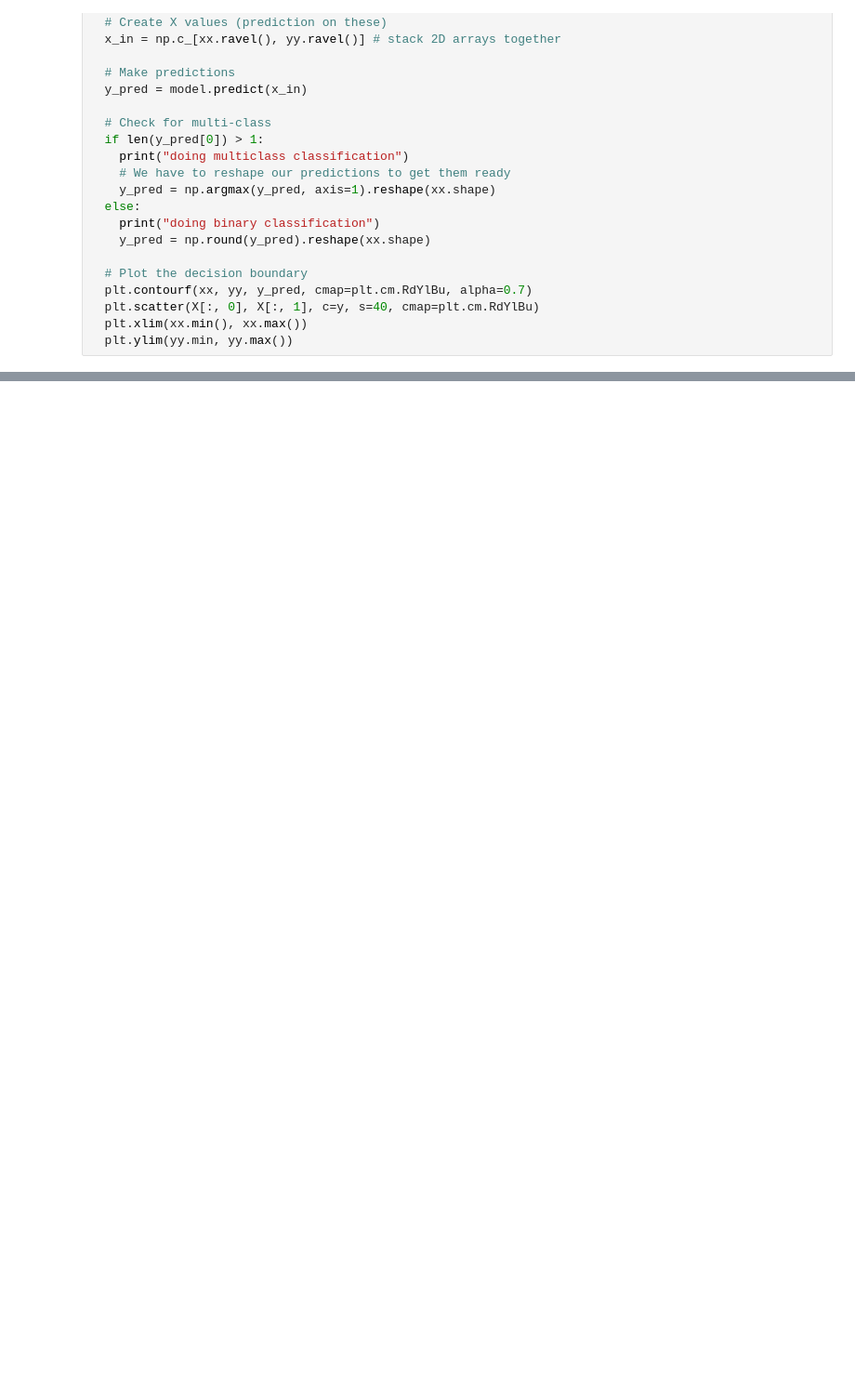
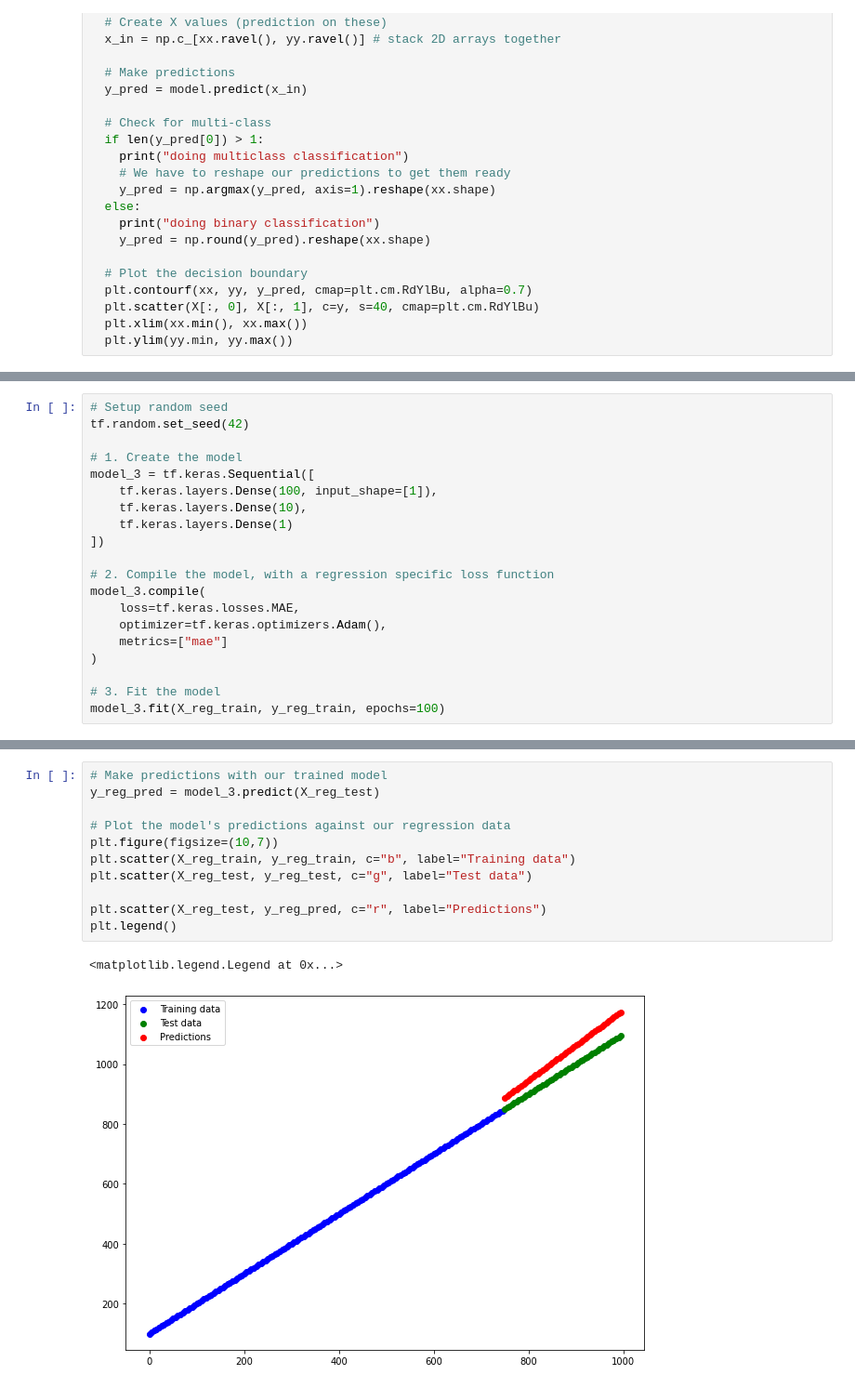
Before and after one commit to pratikktiwari/Deep-Learning, a Jupyter notebook: 02_Neural_Network_Classification.ipynb, the cells around one changed output, grey strips where cells are left out. Shown: that part at 93% size. Drawn from its saved outputs; the diff is of its cells as text; blank space fills up the shorter version.

```diff
--- a/02_Neural_Network_Classification.ipynb
+++ b/02_Neural_Network_Classification.ipynb
@@ -260,0 +317,20 @@ _________________________________________________________________
+# %%
+# Setup random seed
+tf.random.set_seed(42)
+
+# 1. Create the model
+model_3 = tf.keras.Sequential([
+    tf.keras.layers.Dense(100, input_shape=[1]),
+    tf.keras.layers.Dense(10),
+    tf.keras.layers.Dense(1)
+])
+
+# 2. Compile the model, with a regression specific loss function
+model_3.compile(
+    loss=tf.keras.losses.MAE,
+    optimizer=tf.keras.optimizers.Adam(),
+    metrics=["mae"]
+)
+
+# 3. Fit the model
+model_3.fit(X_reg_train, y_reg_train, epochs=100)
@@ -260,0 +356,14 @@ _________________________________________________________________
+# %%
+# Make predictions with our trained model
+y_reg_pred = model_3.predict(X_reg_test)
+
+# Plot the model's predictions against our regression data
+plt.figure(figsize=(10,7))
+plt.scatter(X_reg_train, y_reg_train, c="b", label="Training data")
+plt.scatter(X_reg_test, y_reg_test, c="g", label="Test data")
+
+plt.scatter(X_reg_test, y_reg_pred, c="r", label="Predictions")
+plt.legend()
+# %% [output]
+<matplotlib.legend.Legend at 0x...>
+[figure, added]
```
Also changed, not shown: parts of 21 cells of this notebook.
